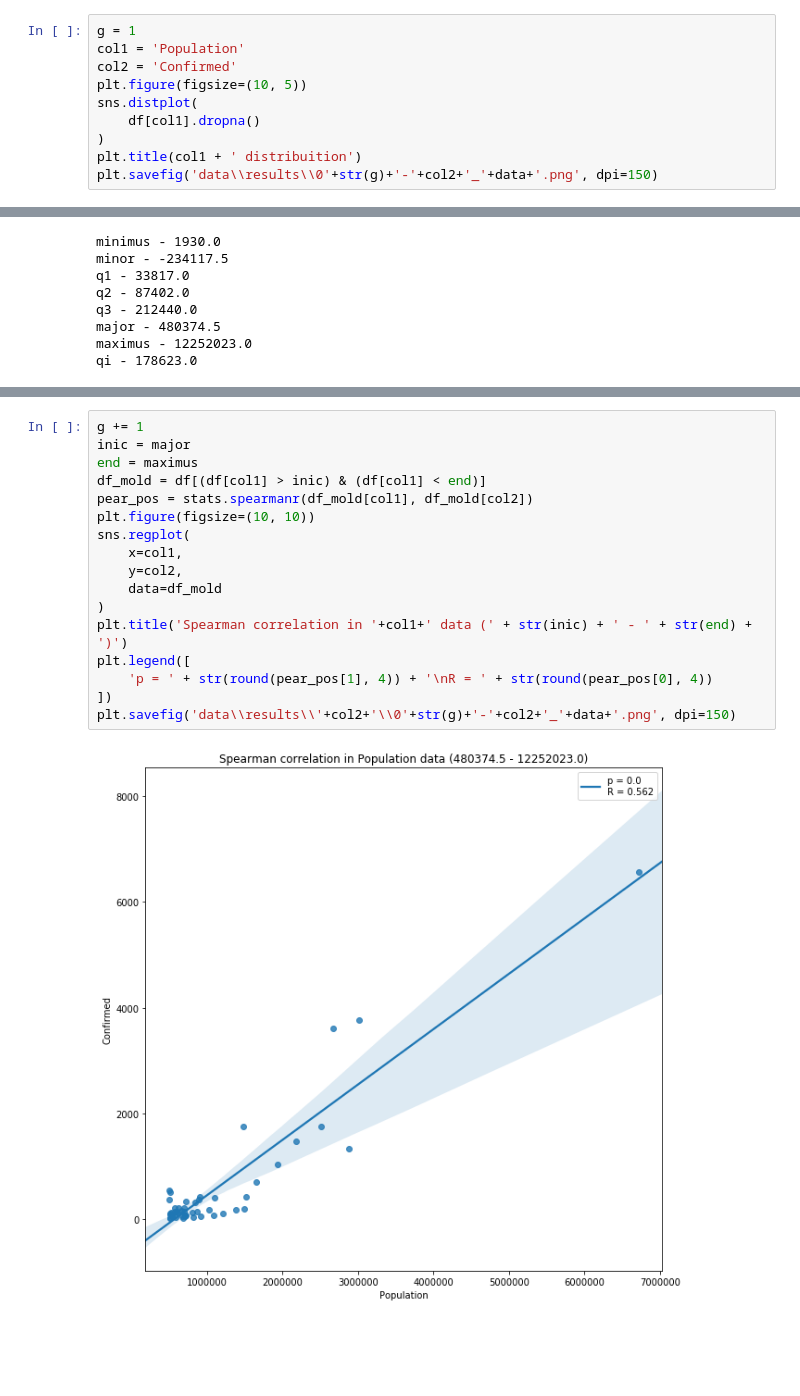
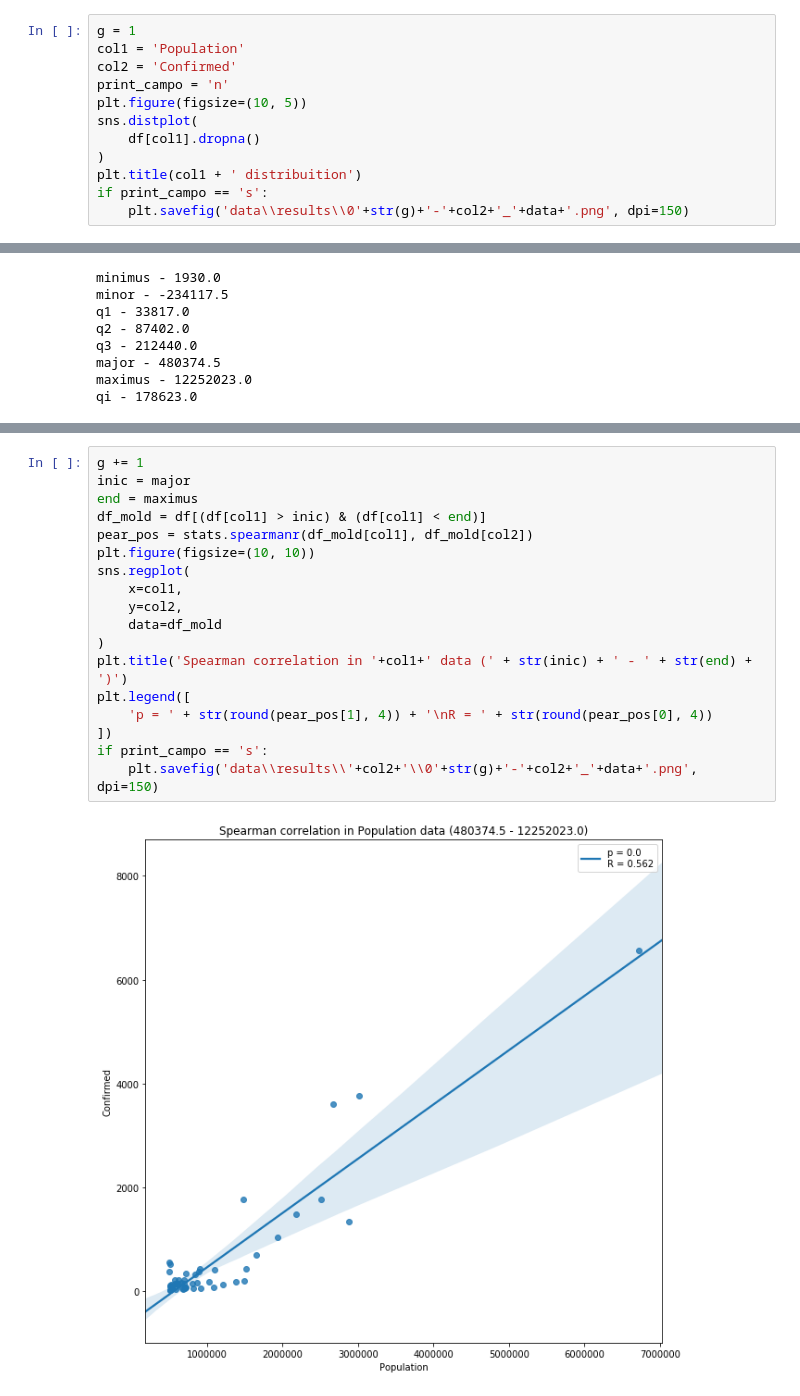
Before and after one commit to gfsilveira/covid, a Jupyter notebook: Covid19-MunicipiosBR.ipynb, the cells around one changed output, grey strips where cells are left out. Saved outputs shown, nothing was run; the diff lists cells and outputs as text; blank space fills up the shorter version.

```diff
--- a/Covid19-MunicipiosBR.ipynb
+++ b/Covid19-MunicipiosBR.ipynb
@@ -57,10 +57,12 @@ df['City'].to_csv('data\\cities.csv', header=['City'])
 g = 1
 col1 = 'Population'
 col2 = 'Confirmed'
+print_campo = 'n'
 plt.figure(figsize=(10, 5))
 sns.distplot(
     df[col1].dropna()
 )
 plt.title(col1 + ' distribuition')
-plt.savefig('data\\results\\0'+str(g)+'-'+col2+'_'+data+'.png', dpi=150)
+if print_campo == 's':
+    plt.savefig('data\\results\\0'+str(g)+'-'+col2+'_'+data+'.png', dpi=150)
 # %% [output]
@@ -285,19 +296,20 @@ plt.savefig('data\\results\\'+col2+'\\0'+str(g)+'-'+col2+'_'+data+'.png', dpi=15
 # %%
 g += 1
 inic = major
 end = maximus
 df_mold = df[(df[col1] > inic) & (df[col1] < end)]
 pear_pos = stats.spearmanr(df_mold[col1], df_mold[col2])
 plt.figure(figsize=(10, 10))
 sns.regplot(
     x=col1,
     y=col2,
     data=df_mold
 )
 plt.title('Spearman correlation in '+col1+' data (' + str(inic) + ' - ' + str(end) + ')')
 plt.legend([
     'p = ' + str(round(pear_pos[1], 4)) + '\nR = ' + str(round(pear_pos[0], 4))
 ])
-plt.savefig('data\\results\\'+col2+'\\0'+str(g)+'-'+col2+'_'+data+'.png', dpi=150)
+if print_campo == 's':
+    plt.savefig('data\\results\\'+col2+'\\0'+str(g)+'-'+col2+'_'+data+'.png', dpi=150)
 # %% [output]
-[figure, old version]
+[figure, new version]
```
Also changed, not shown: parts of 12 cells of this notebook.
